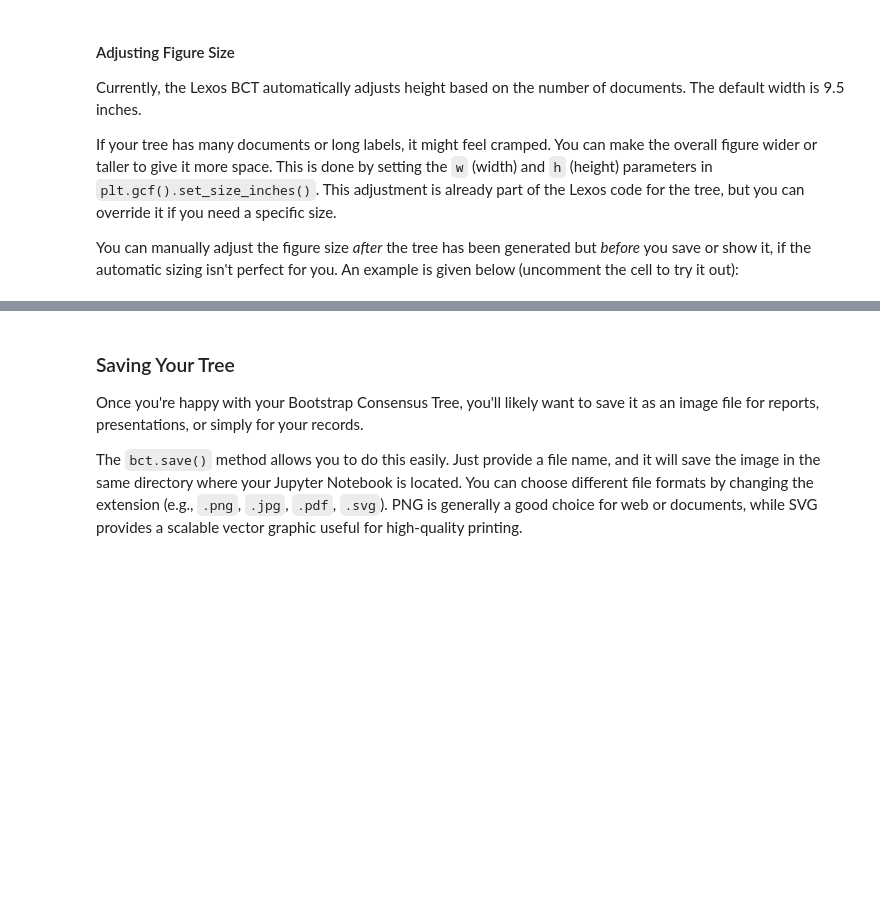
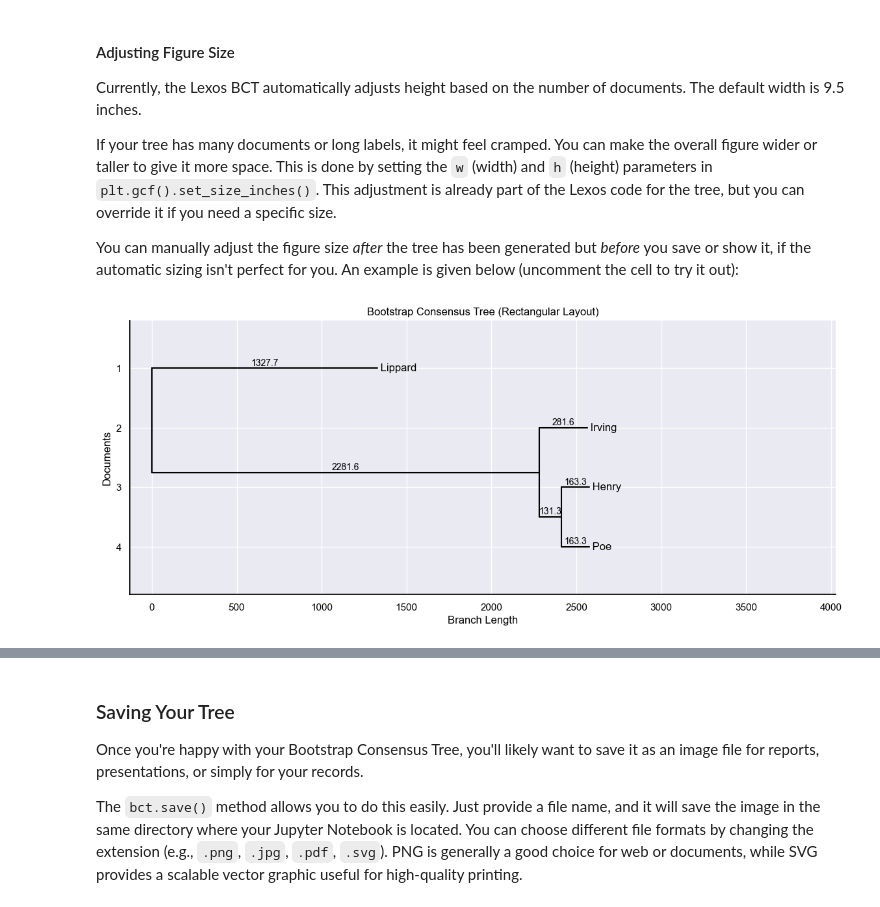
Before and after one commit to mangabe16/lexos, a Jupyter notebook: doc_src/docs/tutorials/cluster/bct_tutorial.ipynb, the cells around one changed output, grey strips where cells are left out. Saved outputs shown, nothing was run; the diff lists cells and outputs as text; code cells hidden in the pictures; blank space fills up the shorter version.

```diff
--- a/doc_src/docs/tutorials/cluster/bct_tutorial.ipynb
+++ b/doc_src/docs/tutorials/cluster/bct_tutorial.ipynb
@@ -120,5 +117,7 @@ If your tree has many documents or long labels, it might feel cramped. You can m
 You can manually adjust the figure size *after* the tree has been generated but *before* you save or show it, if the automatic sizing isn't perfect for you. An example is given below (uncomment the cell to try it out):
 # %%
 # Make the figure 12 inches wide and 8 inches tall
-# fig.set_size_inches(w=12, h=8)
-# fig.show()
+bct.fig.set_size_inches(w=12, h=8)
+bct.show()
+# %% [output]
+[figure, added]
```
Also changed, not shown: parts of 4 cells of this notebook, 2 other files.
